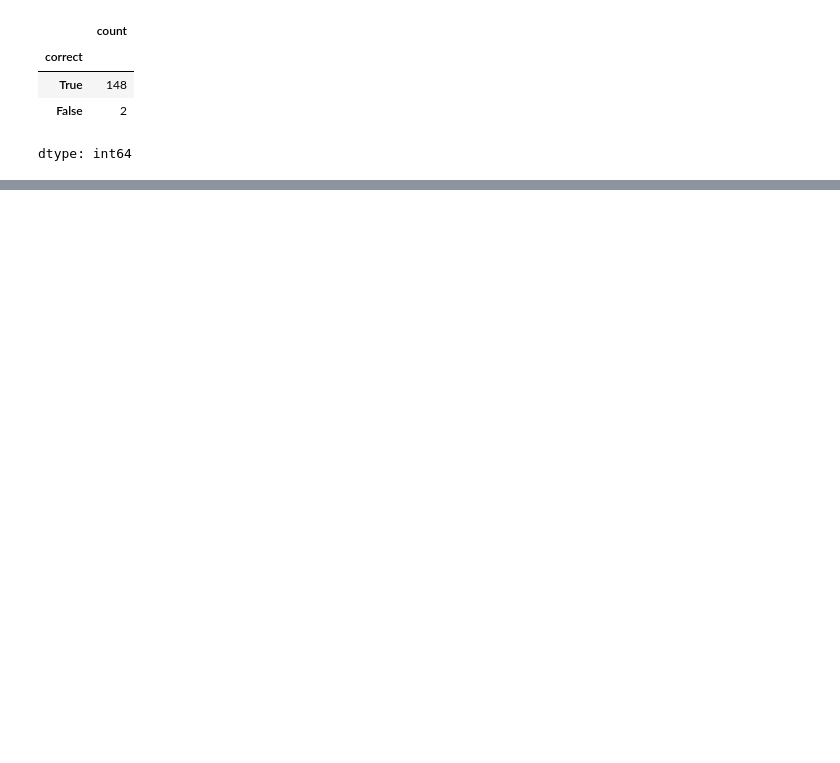
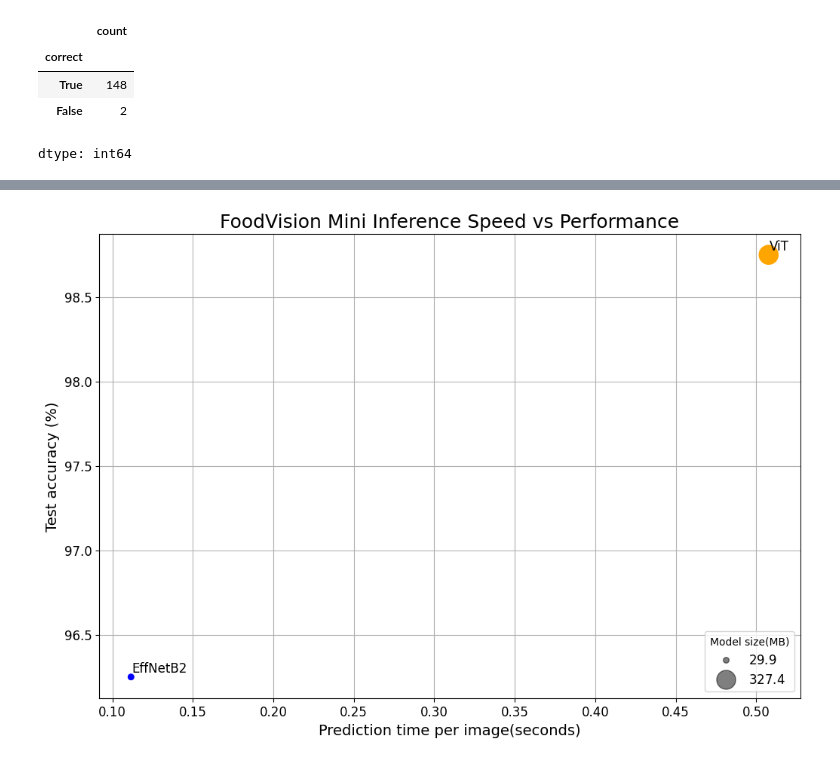
Before and after one commit to shivabasnet85/learning-pytorch-journey, a Jupyter notebook: 09_pytorch_model_deployment.ipynb, the cells around one changed output, grey strips where cells are left out. Drawn from its saved outputs; the diff is of its cells as text; code cells hidden in the pictures; blank space fills up the shorter version.

```diff
--- a/09_pytorch_model_deployment.ipynb
+++ b/09_pytorch_model_deployment.ipynb
@@ -743,0 +729,10 @@ vit_stats
+# %%
+# Turn stat dictionaries into DataFrame
+df = pd.DataFrame([effnetb2_stats, vit_stats])
+# Add column for model names
+df["model"] = ["EffNetB2", "ViT"]
+
+# Convert accuracy to percentages
+df["test_acc"] = round(df["test_acc"] * 100, 2)
+
+df
@@ -743,0 +754,4 @@ vit_stats
+# %%
+# Compare ViT to EffNetB2 across different characteristics
+pd.DataFrame(data=(df.set_index("model").loc["ViT"] / df.set_index("model").loc["EffNetB2"]),
+             columns=["ViT to EffNetB2 ratios"]).T
@@ -743,0 +774,37 @@ vit_stats
+# %%
+# Create a plot from model comparison DataFrame
+import matplotlib.pyplot as plt
+
+fig, ax = plt.subplots(figsize=(12, 8))
+scatter = ax.scatter(data=df,
+                     x="time_per_pred_cpu",
+                     y="test_acc",
+                     c=["blue", "orange"],
+                     s="model_size(MB)")
+
+# Add titles and labels to make our plot look good
+ax.set_title("FoodVision Mini Inference Speed vs Performance", fontsize=18)
+ax.set_xlabel("Prediction time per image(seconds)", fontsize=14)
+ax.set_ylabel("Test accuracy (%)", fontsize=14)
+ax.tick_params(axis="both", labelsize=12)
+ax.grid(True)
+
+# Annotate the samples on the scatter plot so we know what's going o.
+for index, row in df.iterrows():
+    ax.annotate(text=row["model"],
+                xy=(row["time_per_pred_cpu"]+0.0006, row["test_acc"]+0.03),
+                size=12)
+
+# Create a legend based on the model sizes (model_size(MB))
+handles, labels = scatter.legend_elements(prop="sizes",alpha=0.5)
+model_size_legend = ax.legend(handles,
+                              labels,
+                              loc="lower right",
+                              title="Model size(MB)",
+                              fontsize=12)
+
+
+# Save the figure
+plt.savefig("09-foodvision-mini-inference-speed-vs-performance.png")
+# %% [output]
+[figure, added]
```
Also changed, not shown: parts of 20 cells of this notebook.
